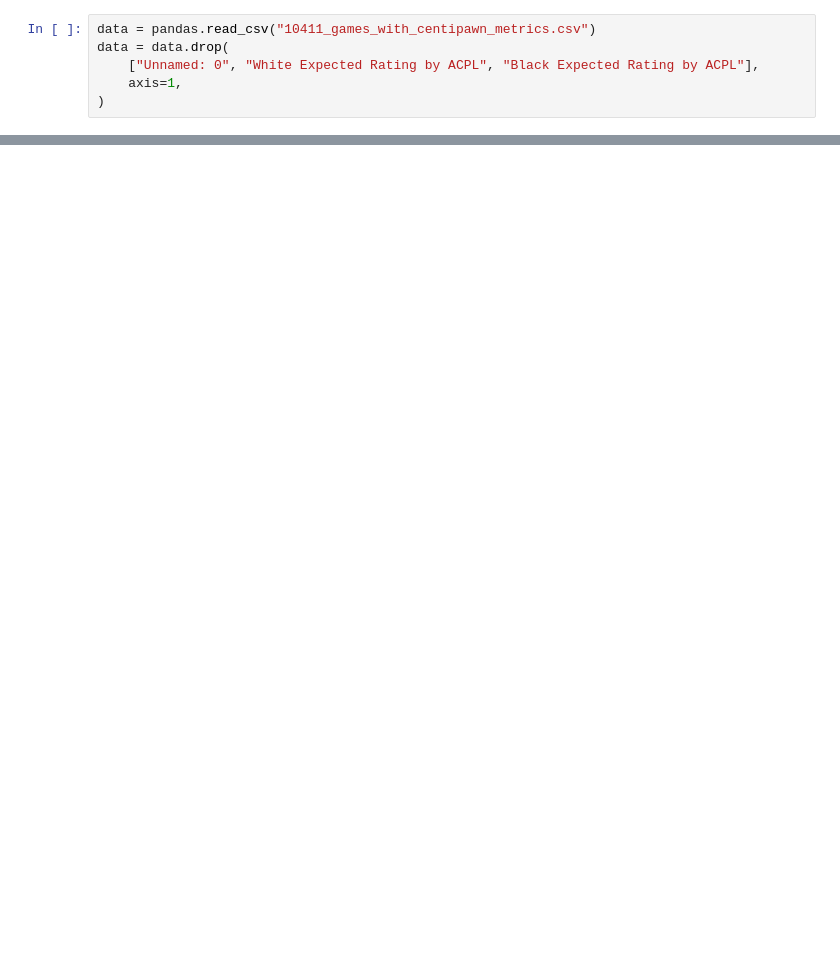
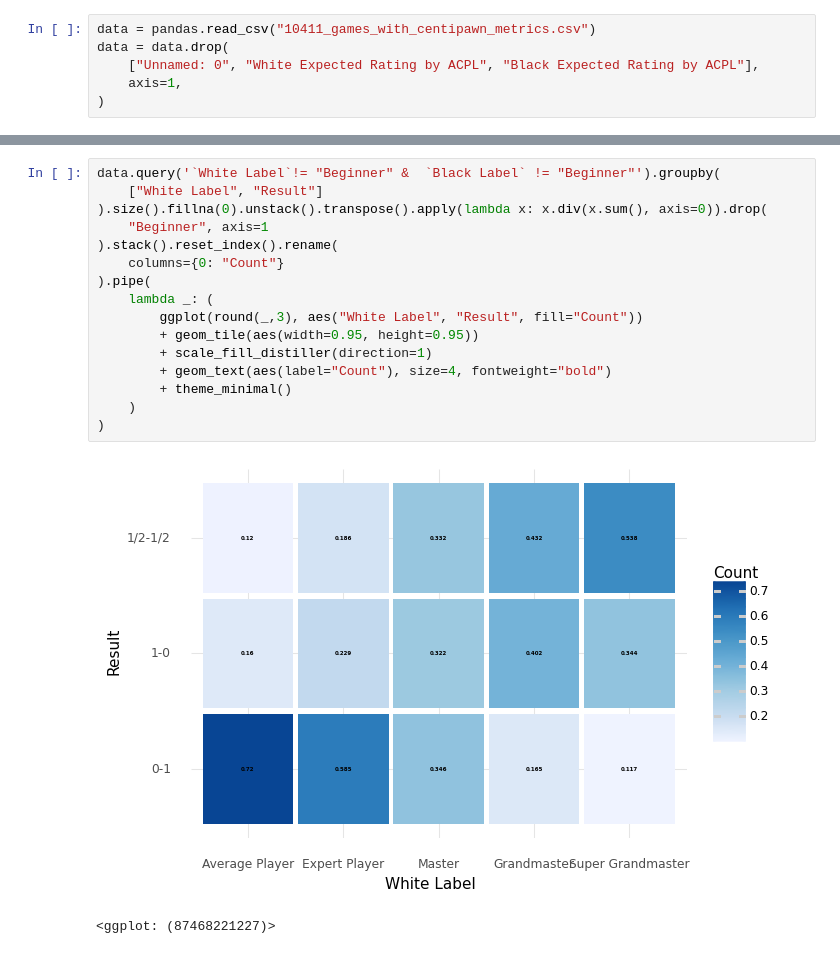
Before and after one commit to VitorRussomanoCGCOMPASS/Notes, a Jupyter notebook: APS - DataScience Py/aps.ipynb, the cells around one changed output, grey strips where cells are left out. Saved outputs shown, nothing was run; the diff lists cells and outputs as text; blank space fills up the shorter version.

```diff
--- a/APS - DataScience Py/aps.ipynb
+++ b/APS - DataScience Py/aps.ipynb
@@ -95,0 +138,19 @@ data[['White Label','Black Label','Result']]
+# %%
+data.query('`White Label`!= "Beginner" &  `Black Label` != "Beginner"').groupby(
+    ["White Label", "Result"]
+).size().fillna(0).unstack().transpose().apply(lambda x: x.div(x.sum(), axis=0)).drop(
+    "Beginner", axis=1
+).stack().reset_index().rename(
+    columns={0: "Count"}
+).pipe(
+    lambda _: (
+        ggplot(round(_,3), aes("White Label", "Result", fill="Count"))
+        + geom_tile(aes(width=0.95, height=0.95))
+        + scale_fill_distiller(direction=1)
+        + geom_text(aes(label="Count"), size=4, fontweight="bold")
+        + theme_minimal()
+    )
+)
+# %% [output]
+[figure, added]
+<ggplot: (87468221227)>
```
Also changed, not shown: parts of 23 cells of this notebook, 7 other files.
